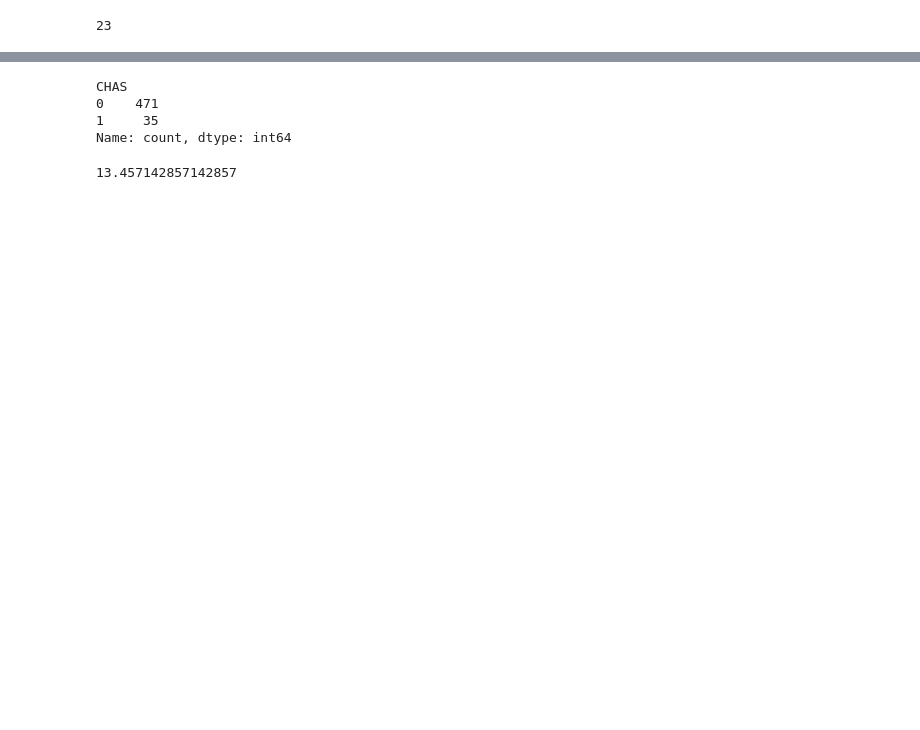
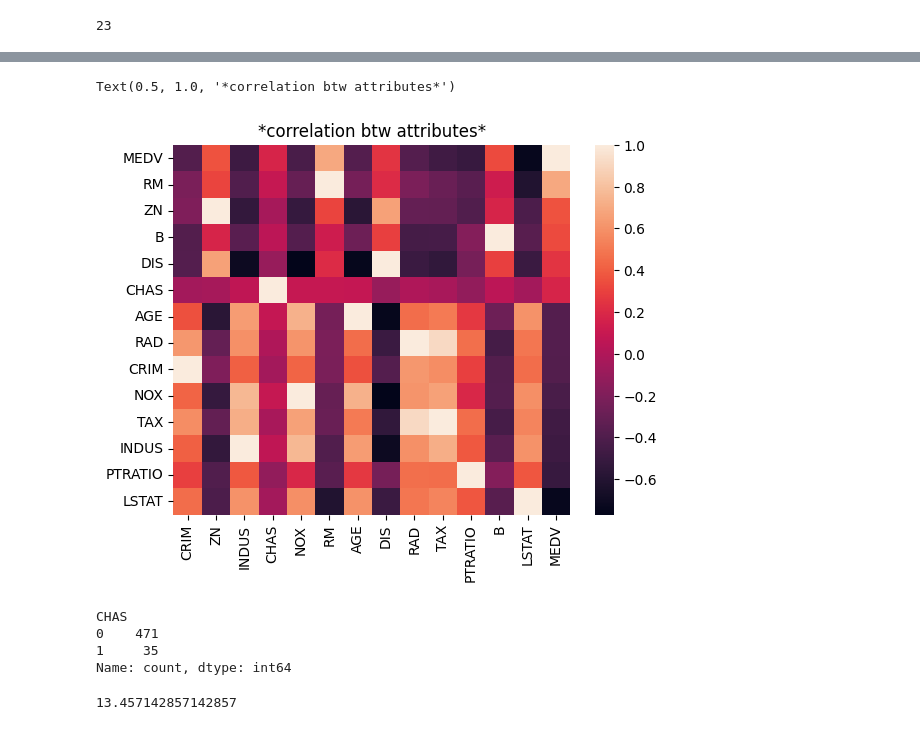
Before and after one commit to deepakyadavfad/realEstatePricePredictor, a Jupyter notebook: housing.ipynb, the cells around one changed output, grey strips where cells are left out. Drawn from its saved outputs; the diff is of its cells as text; code cells hidden in the pictures; blank space fills up the shorter version.

```diff
--- a/housing.ipynb
+++ b/housing.ipynb
@@ -154,0 +152,3 @@ array([[<Axes: title={'center': 'CRIM    '}>,
+# %%
+corr_df=housing_df_renamed_columns.corr().sort_values(by='MEDV',ascending=False)
+corr_df
@@ -155,3 +171,11 @@ array([[<Axes: title={'center': 'CRIM    '}>,
+# %%
+sns.heatmap(
+    data=corr_df
+)
+plt.title('*correlation btw attributes*')
+# %% [output]
+Text(0.5, 1.0, '*correlation btw attributes*')
+[figure, added]
 # %%
 housing_df_renamed_columns.value_counts("CHAS")
 # %% [output]
```
Also changed, not shown: parts of 33 cells of this notebook, 1 other file.
